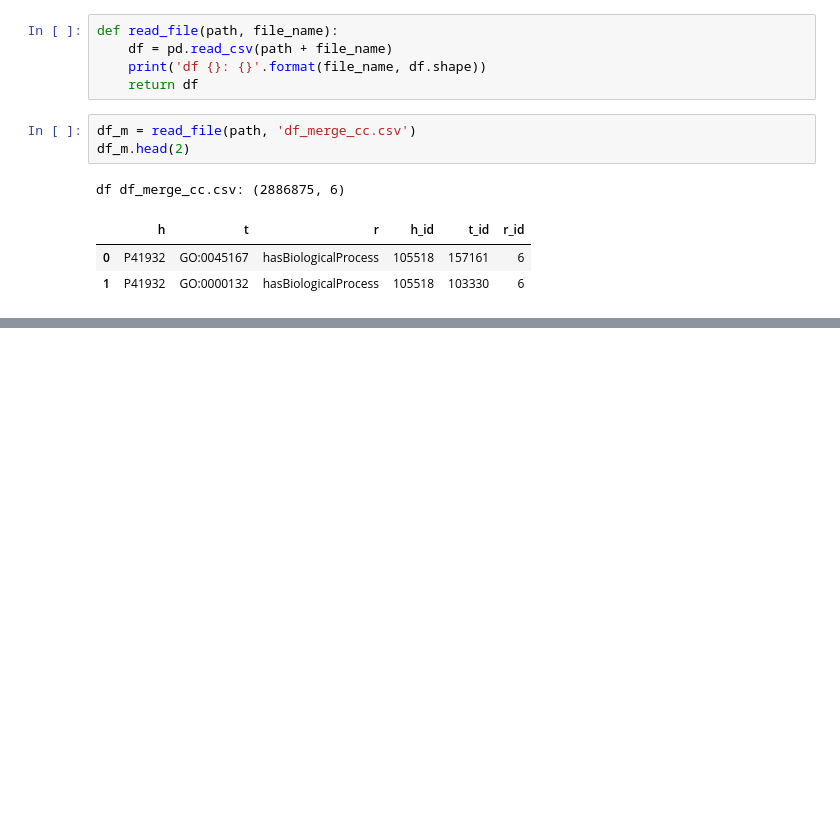
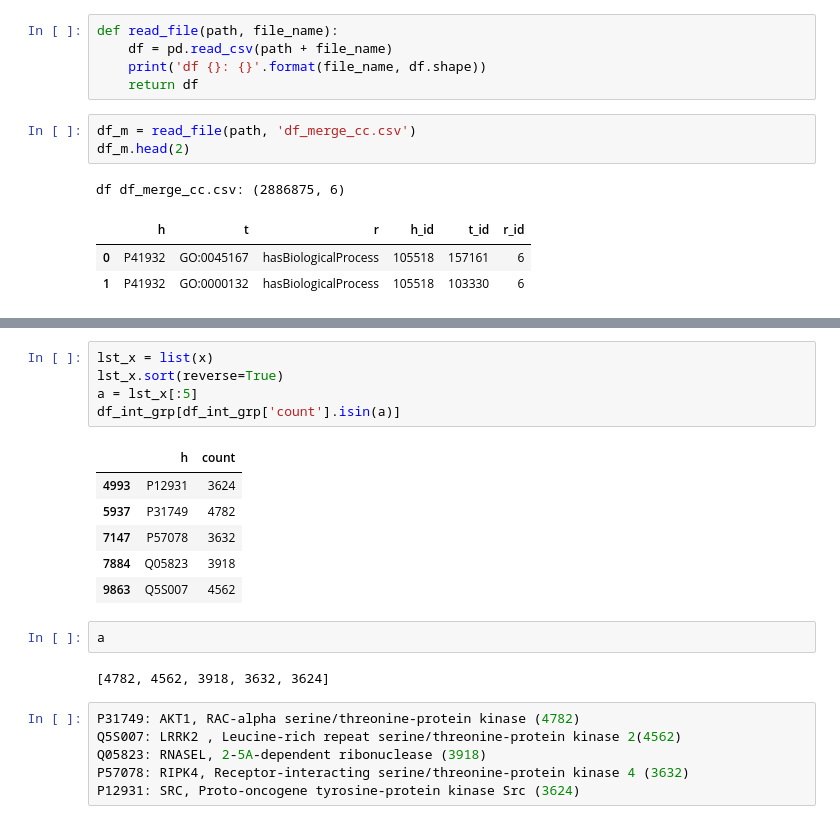
Before and after one commit to abbask/graphpattern2vec_bias, a Jupyter notebook: ProteinAnalysis.ipynb, the cells around one changed output, grey strips where cells are left out. Drawn from its saved outputs; the diff is of its cells as text; blank space fills up the shorter version.

```diff
--- a/ProteinAnalysis.ipynb
+++ b/ProteinAnalysis.ipynb
@@ -19,0 +111,22 @@ df df_merge_cc.csv: (2886875, 6)
+# %%
+lst_x = list(x)
+lst_x.sort(reverse=True)
+a = lst_x[:5]
+df_int_grp[df_int_grp['count'].isin(a)]
+# %% [output]
+|  | h | count |
+| 4993 | P12931 | 3624 |
+| 5937 | P31749 | 4782 |
+| 7147 | P57078 | 3632 |
+| 7884 | Q05823 | 3918 |
+| 9863 | Q5S007 | 4562 |
+# %%
+a
+# %% [output]
+[4782, 4562, 3918, 3632, 3624]
+# %%
+P31749: AKT1, RAC-alpha serine/threonine-protein kinase (4782)
+Q5S007: LRRK2 , Leucine-rich repeat serine/threonine-protein kinase 2(4562)
+Q05823: RNASEL, 2-5A-dependent ribonuclease (3918)
+P57078: RIPK4, Receptor-interacting serine/threonine-protein kinase 4 (3632)
+P12931: SRC, Proto-oncogene tyrosine-protein kinase Src (3624)
```
Also changed, not shown: parts of 9 cells of this notebook, 2 other files.
